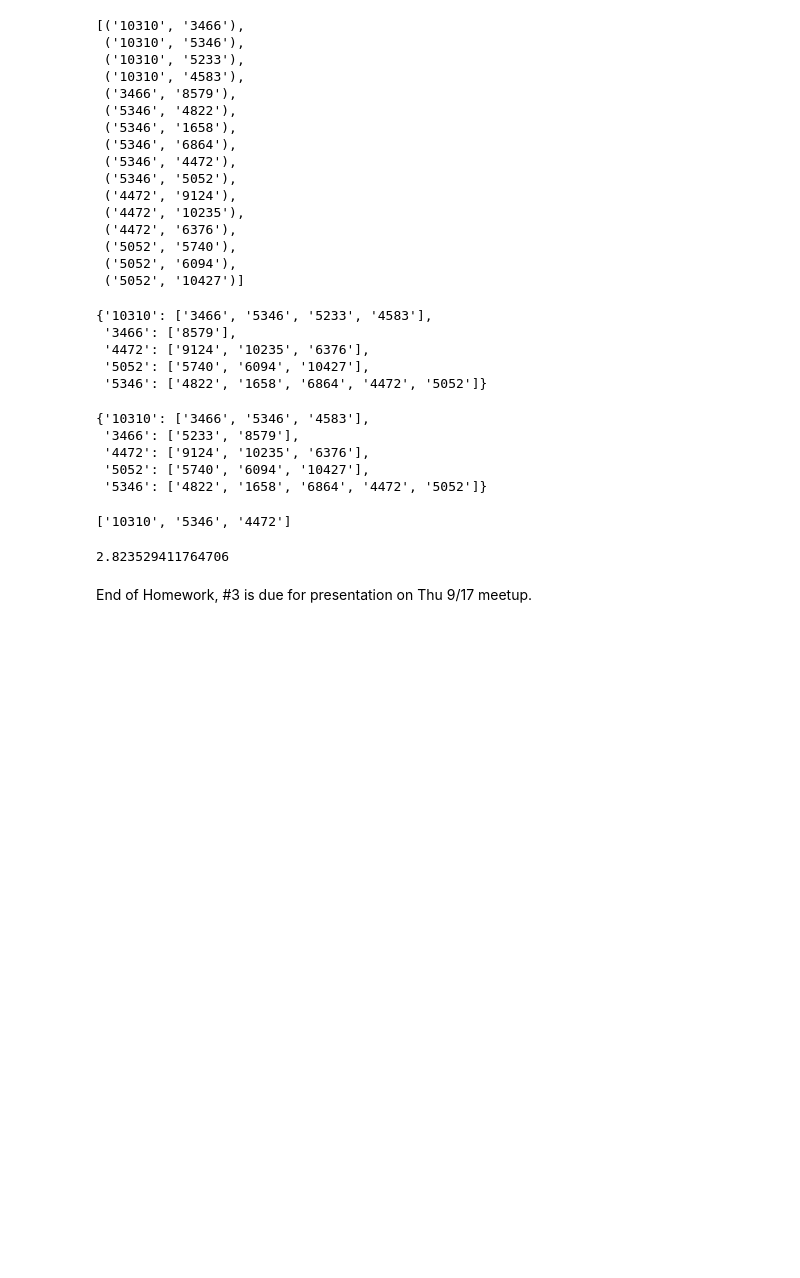
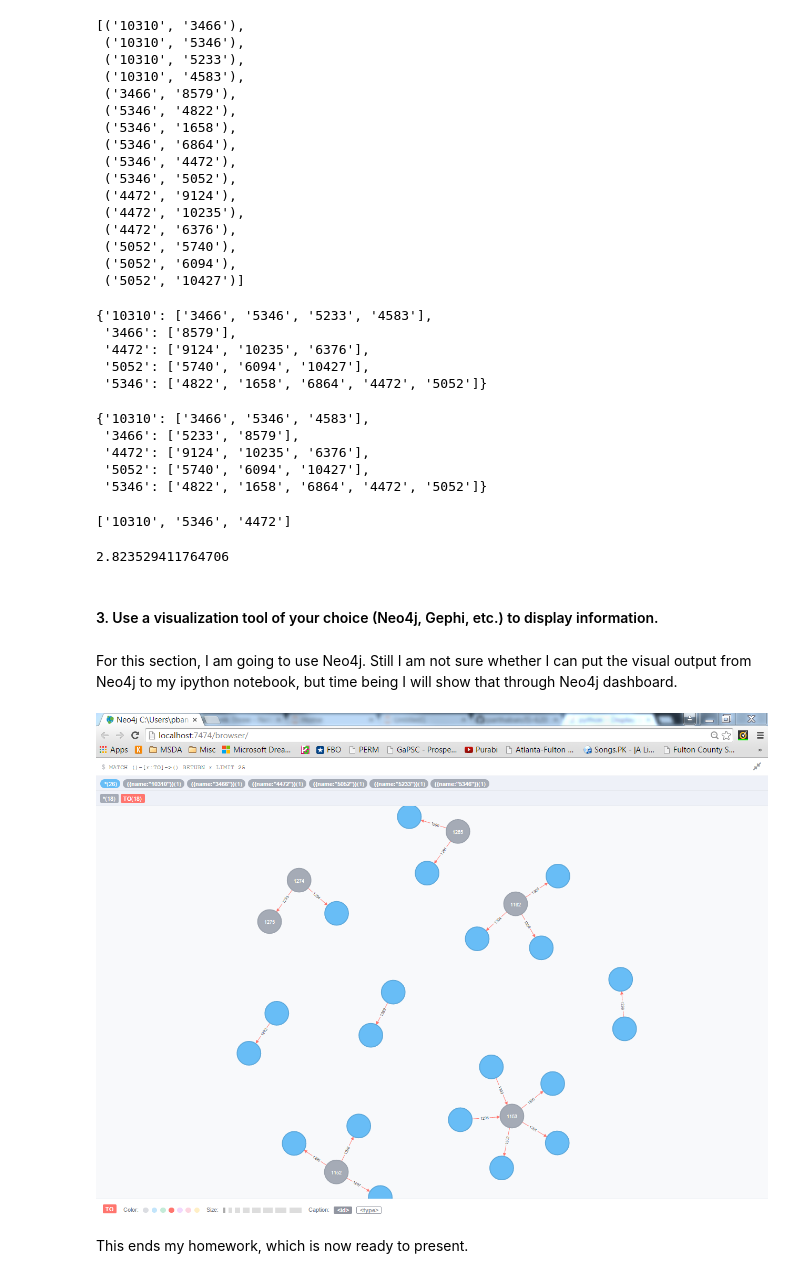
Before and after one commit to parthaban/IS-620, a Jupyter notebook: Week-3/Assignment of Partha - Week 3.ipynb, the cells around one changed output. Saved outputs shown, nothing was run; the diff lists cells and outputs as text; code cells hidden in the pictures; blank space fills up the shorter version.

Commit message:
Week-3 Homework - complete version

```diff
--- a/Week-3/Assignment of Partha - Week 3.ipynb
+++ b/Week-3/Assignment of Partha - Week 3.ipynb
@@ -187,5 +187,7 @@ algorithms.shortest_path(g,'10310','4472')
 algorithms.average_shortest_path_length(g)
 # %% [output]
 2.823529411764706
-# %% [markdown]
-End of Homework, \#3 is due for presentation on Thu 9/17 meetup.
+# %% [markdown]
+#### 3. Use a visualization tool of your choice (Neo4j, Gephi, etc.) to display information.
+# %% [markdown]
+For this section, I am going to use Neo4j. Still I am not sure whether I can put the visual output from Neo4j to my ipython notebook, but time being I will show that through Neo4j dashboard.
@@ -191,0 +232,7 @@ End of Homework, \#3 is due for presentation on Thu 9/17 meetup.
+# %%
+from IPython.display import Image
+Image(filename='C:\\Partho\\MSDA\\Dropbox\\IS 620 Web Analytics\Wk 3 - Network Analysis Graph Theory, Definitions\\Neo4j-Output.png')
+# %% [output]
+[figure, added]
+# %% [markdown]
+This ends my homework, which is now ready to present.
```
Also changed, not shown: parts of 2 cells of this notebook, 1 other file.
